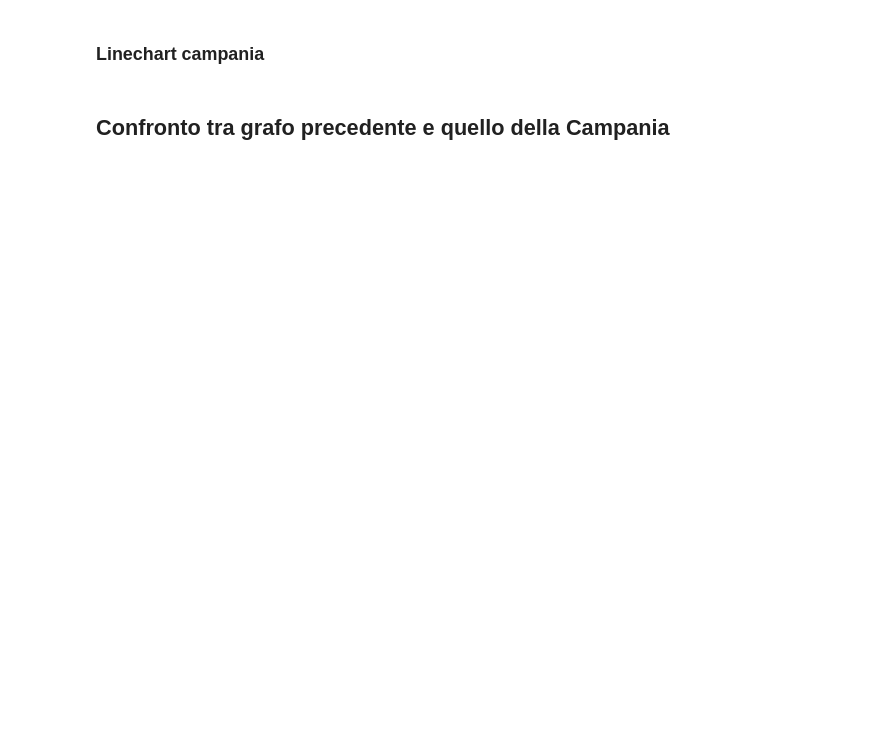
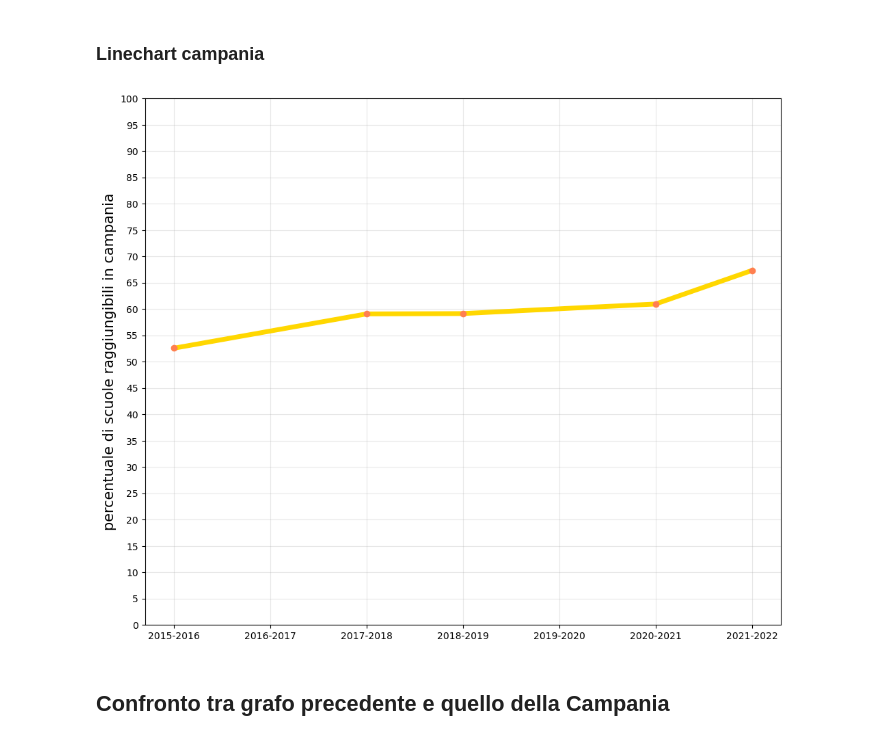
Before and after one commit to bolla99/datavis-project, a Jupyter notebook: raggiungibilità.ipynb, the cells around one changed output. Drawn from its saved outputs; the diff is of its cells as text; code cells hidden in the pictures; blank space fills up the shorter version.

```diff
--- a/raggiungibilità.ipynb
+++ b/raggiungibilità.ipynb
@@ -648,14 +650,16 @@ dots = [
 # %%
 plt.figure(figsize=(12,10))
 plt.ylim([0, 100])
 
 #campania
-plt.plot(years_labels, lines, linestyle='-', color='gold')
+plt.plot(years_labels, lines, linestyle='-', color='gold', linewidth=5)
 plt.plot(years_labels, dots, marker='o', color='coral', linestyle="None")
 plt.grid(alpha=0.3)
 plt.yticks(np.arange(0, 105, 5))
 plt.ylabel("percentuale di scuole raggiungibili in campania", fontsize=15)
 plt.show()
+# %% [output]
+[figure, added]
 # %% [markdown]
 ## Confronto tra grafo precedente e quello della Campania
 # %%
```
Also changed, not shown: parts of 9 cells of this notebook.
